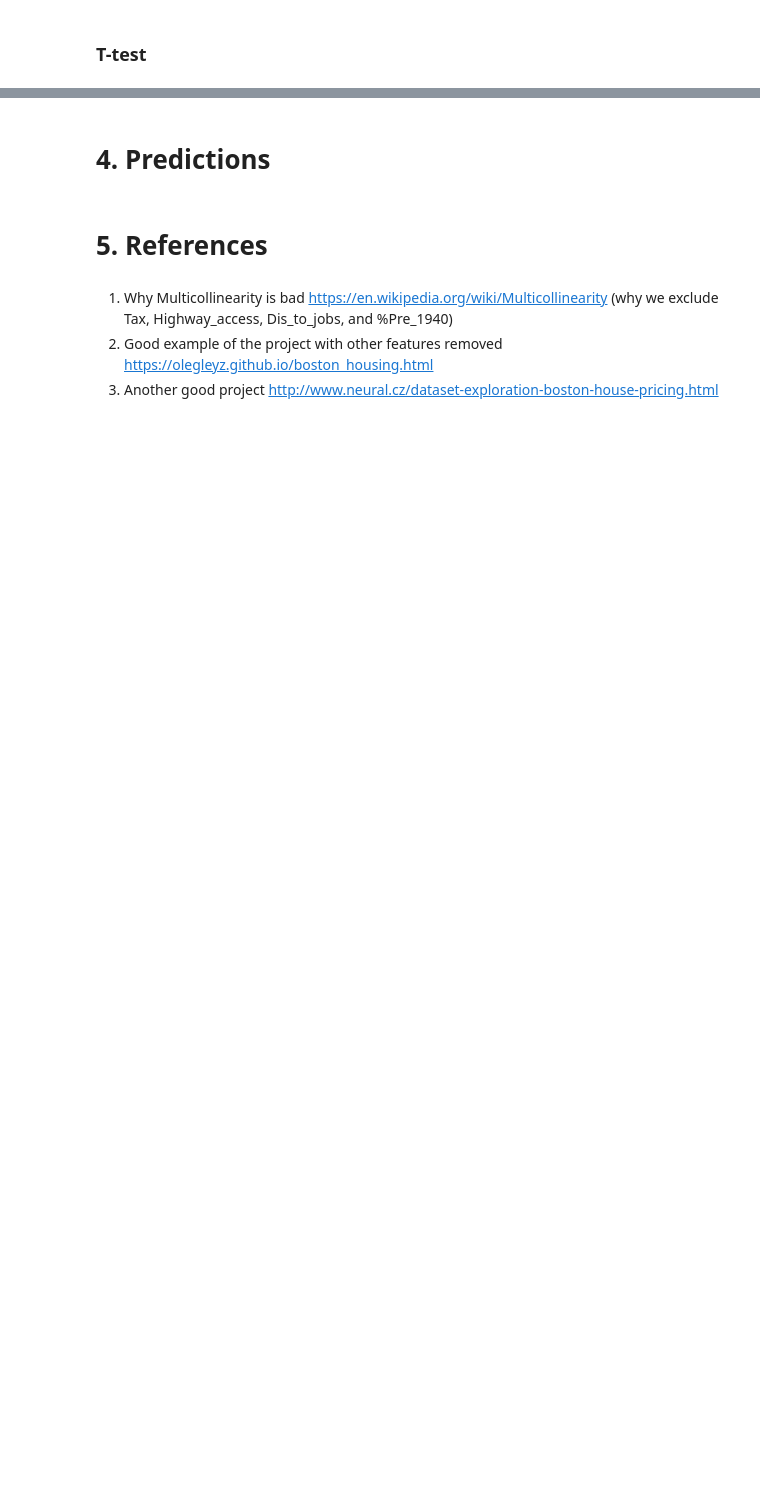
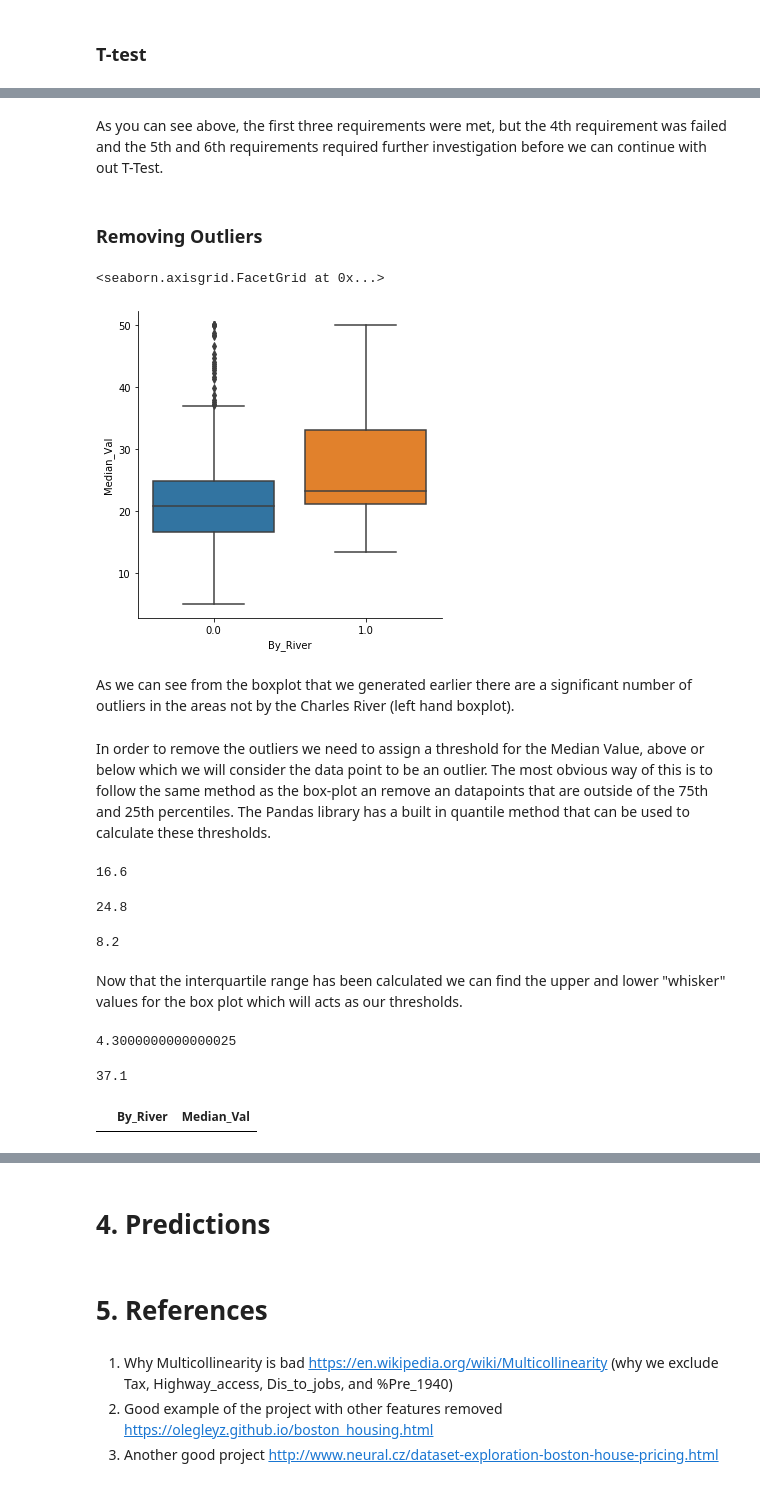
Before and after one commit to ConorHogan/MachineLearning-and-Statistics-Project, a Jupyter notebook: Machine-Learning-and-Statistics-Project-Notebook.ipynb, the cells around one changed output, grey strips where cells are left out. Drawn from its saved outputs; the diff is of its cells as text; code cells hidden in the pictures; blank space fills up the shorter version.

```diff
--- a/Machine-Learning-and-Statistics-Project-Notebook.ipynb
+++ b/Machine-Learning-and-Statistics-Project-Notebook.ipynb
@@ -218,0 +346,49 @@ T-test requirements:
+# %% [markdown]
+As you can see above, the first three requirements were met, but the 4th requirement was failed and the 5th and 6th requirements required further investigation before we can continue with out T-Test.
+# %% [markdown]
+### Removing Outliers
+# %%
+sns.catplot(x='By_River', y='Median_Val', kind='box', data=river_df)
+# What do all the outliers mean
+# %% [output]
+<seaborn.axisgrid.FacetGrid at 0x...>
+[figure, added]
+# %% [markdown]
+As we can see from the boxplot that we generated earlier there are a significant number of outliers in the areas not by the Charles River (left hand boxplot).
+# %% [markdown]
+In order to remove the outliers we need to assign a threshold for the Median Value, above or below which we will consider the data point to be an outlier. The most obvious way of this is to follow the same method as the box-plot an remove an datapoints that are outside of the 75th and 25th percentiles. The Pandas library has a built in quantile method that can be used to calculate these thresholds.
+# %%
+Q1 = away_from_river['Median_Val'].quantile(0.25)
+Q1
+# %% [output]
+16.6
+# %%
+Q3 = away_from_river['Median_Val'].quantile(0.75)
+Q3
+# %% [output]
+24.8
+# %%
+IQR = Q3 - Q1
+IQR
+# %% [output]
+8.2
+# %% [markdown]
+Now that the interquartile range has been calculated we can find the upper and lower "whisker" values for the box plot which will acts as our thresholds.
+# %%
+# calculate where the tip of the lower boxplot whisker is
+lower_thresh = Q1 - 1.5 * IQR
+lower_thresh
+# %% [output]
+4.3000000000000025
+# %%
+# calculate where the tip of the upper boxplot whisker is
+upper_thresh = Q3 + 1.5 * IQR
+upper_thresh
+# %% [output]
+37.1
+# %%
+# show all values that are below the lower outlier threshold
+below = away_from_river.loc[away_from_river['Median_Val'] < lower_thresh]
+below
+# %% [output]
+|  | By_River | Median_Val |
```
Also changed, not shown: parts of 31 cells of this notebook.
